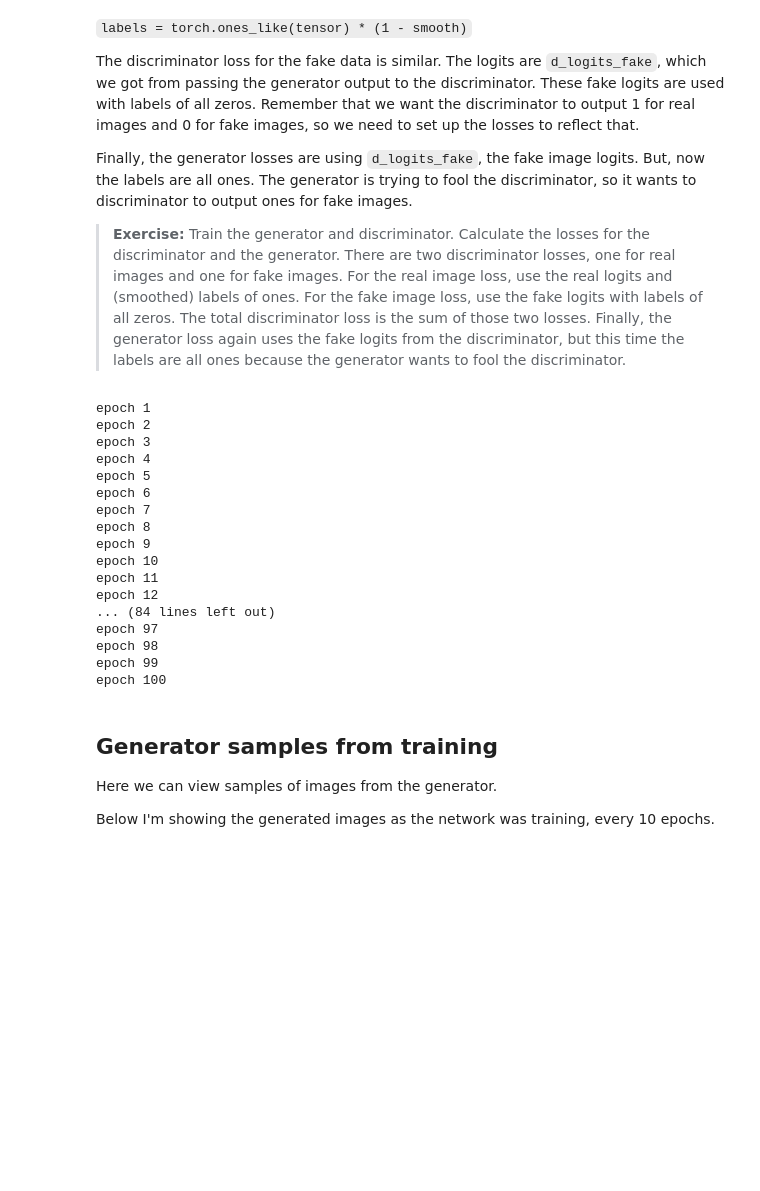
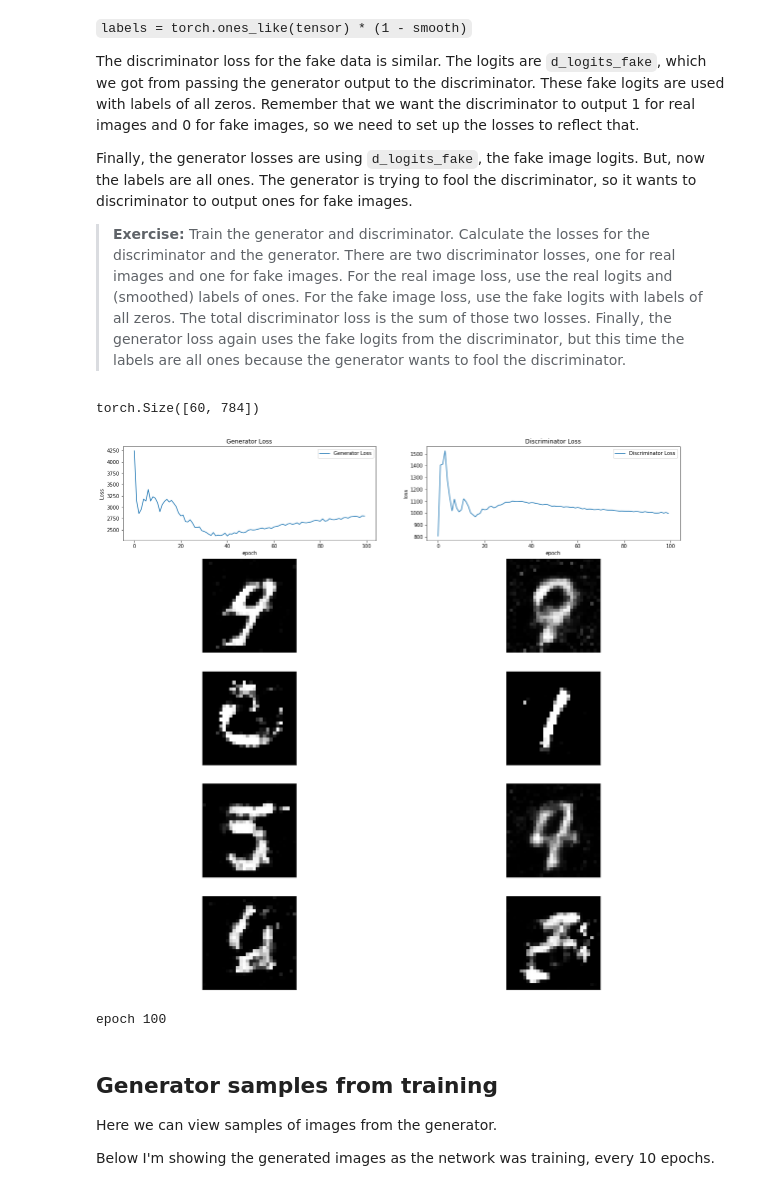
Before and after one commit to dustinvanstee/aicoc-ai-immersion, a Jupyter notebook: GAN/Pytorch_MNIST_GAN_example.ipynb, the cells around one changed output. Saved outputs shown, nothing was run; the diff lists cells and outputs as text; code cells hidden in the pictures; blank space fills up the shorter version.

```diff
--- a/GAN/Pytorch_MNIST_GAN_example.ipynb
+++ b/GAN/Pytorch_MNIST_GAN_example.ipynb
@@ -178,8 +233,14 @@ Finally, the generator losses are using `d_logits_fake`, the fake image logits.
 # %%
 samples = []
 
+gloss_curve = []
+dloss_curve = []
+
+
 for epoch in range(num_epochs):
 
+    dloss_epoch = 0
+    gloss_epoch = 0
     for real_images, labels in trainloader:
 
         # Train the generator
@@ -201,7 +262,6 @@ for epoch in range(num_epochs):
         one_labels = torch.ones_like(d_fake_logit) * (1 - smooth)
 
         g_loss = criterion(d_fake_logit, one_labels)
-
         ### Student code ends
 
         g_loss.backward()
@@ -211,53 +271,51 @@ for epoch in range(num_epochs):
         d_optimizer.zero_grad()
 
         real_images = real_images.view(real_images.shape[0], -1)
 
         ### Student code starts to train discriminator with real images
 
         d_real_logit, d_real_out = d_model(real_images)
         d_real_loss = criterion(d_real_logit, one_labels)
 
         ### Student code starts to train discriminator with fake images
 
         d_fake_images = g_model(batch_z).detach()
         d_fake_logit, d_fake_out = d_model(d_fake_images)
         zero_labels = torch.zeros_like(d_fake_logit)
         d_fake_loss = criterion(d_fake_logit, zero_labels)
 
         ### Student code starts to combine losses from training with real and fake images
 
         d_loss = (d_real_loss + d_fake_loss) / 2
 
         ### Student code ends
 
         d_loss.backward()
         d_optimizer.step()
 
+        dloss_epoch += d_loss
+        gloss_epoch += g_loss
+
+    # Loss Curves
+    gloss_curve.append(gloss_epoch)
+    dloss_curve.append(dloss_epoch)
+
+    # plot intermediate results !
+    viz_network(epoch, dloss_curve, gloss_curve, z_vector, g_model)
+
+
+
     # Save several samples of generator's output after each epoch
-    sample_z = np.random.uniform(-1, 1, size=(16, z_size))
-    sample_z = torch.from_numpy(sample_z).float()
-    gen_samples = g_model(sample_z)
+    # sample_z = np.random.uniform(-1, 1, size=(16, z_size))
+    # sample_z = torch.from_numpy(z_vector).float()
+    gen_samples = g_model(z_vector)
     samples.append(gen_samples)
 
     print("epoch", epoch+1)
 # %% [output]
-epoch 1
-epoch 2
-epoch 3
-epoch 4
-epoch 5
-epoch 6
-epoch 7
-epoch 8
-epoch 9
-epoch 10
-epoch 11
-epoch 12
-... (84 lines left out)
-epoch 97
-epoch 98
-epoch 99
-epoch 100
+torch.Size([60, 784])
+[figure, added]
+epoch 100
 # %% [markdown]
 ## Generator samples from training
 
```
Also changed, not shown: parts of 9 cells of this notebook, 3 other files.
